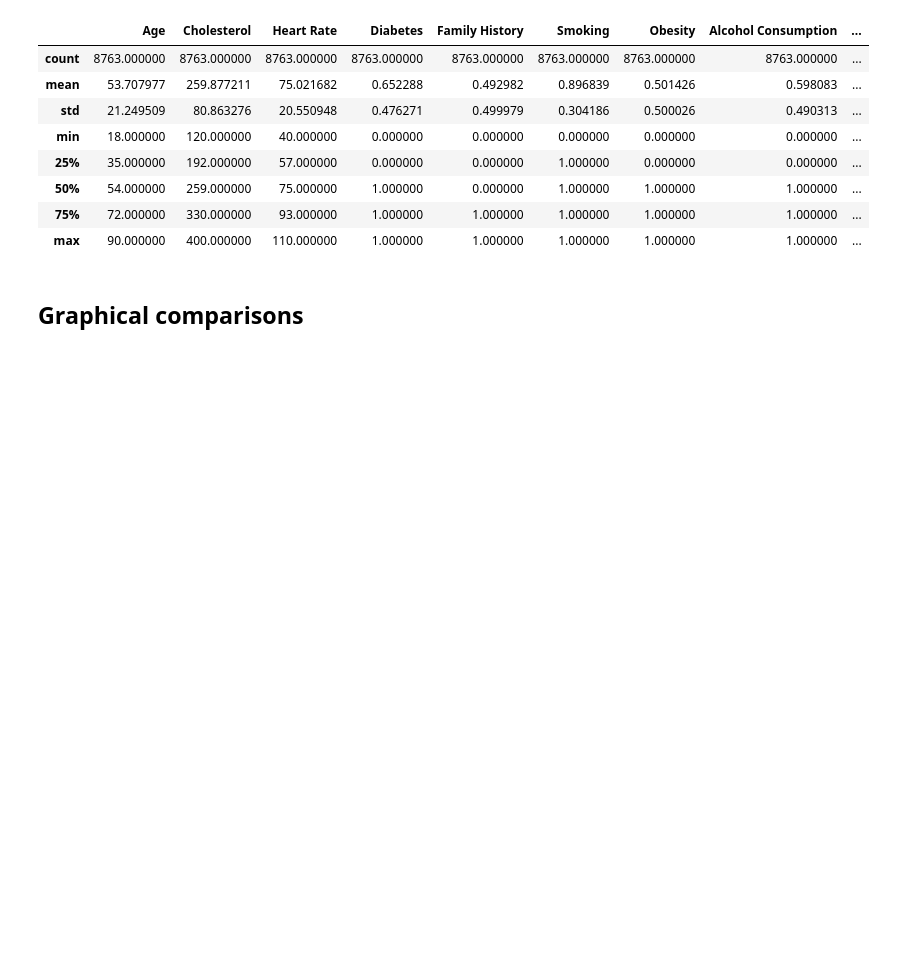
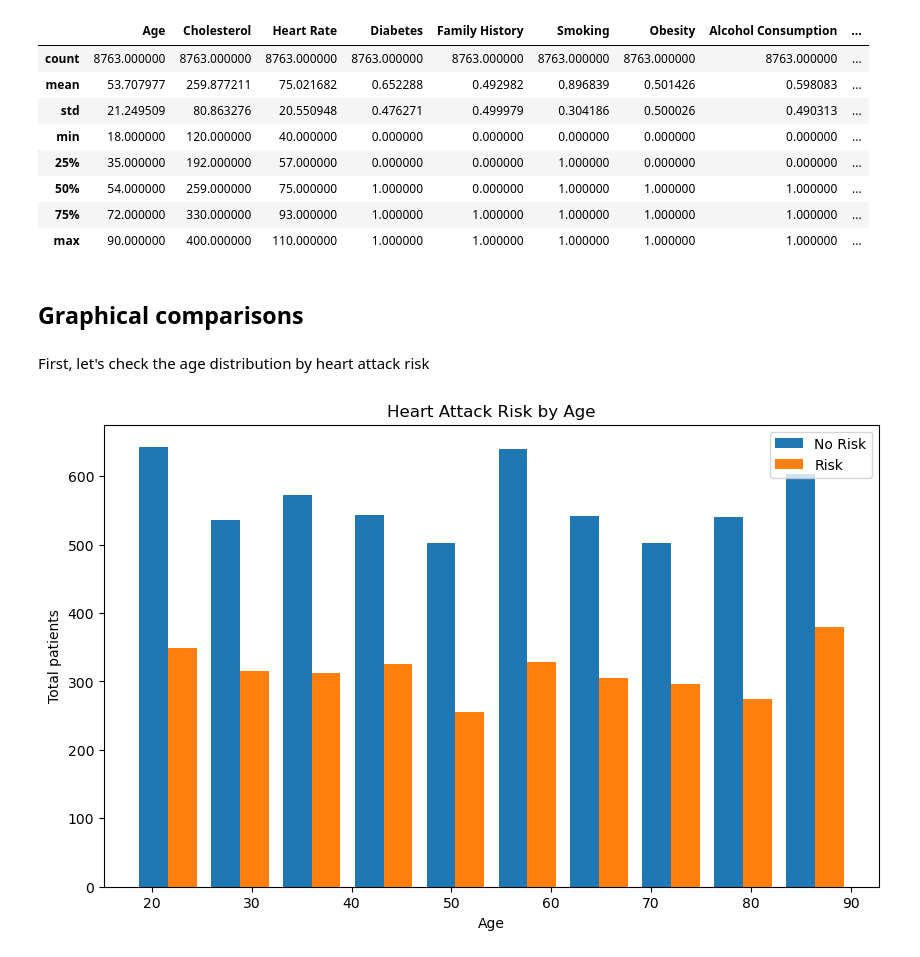
Before and after one commit to IsaacMS30/heart-attack-risk-detection, a Jupyter notebook: notebooks/1- data_exploration.ipynb, the cells around one changed output. Drawn from its saved outputs; the diff is of its cells as text; code cells hidden in the pictures; blank space fills up the shorter version.

```diff
--- a/notebooks/1- data_exploration.ipynb
+++ b/notebooks/1- data_exploration.ipynb
@@ -176,3 +178,9 @@ df.describe()
 | max | 90.000000 | 400.000000 | 110.000000 | 1.000000 | 1.000000 | 1.000000 | 1.000000 | 1.000000 | ... |
 # %% [markdown]
 ## Graphical comparisons
+# %% [markdown]
+First, let's check the age distribution by heart attack risk
+# %%
+eda.plot_age_hist(df.Age[df["Heart Attack Risk"] == 0], df.Age[df["Heart Attack Risk"] == 1])
+# %% [output]
+[figure, added]
```
Also changed, not shown: parts of 6 cells of this notebook, 1 other file.
